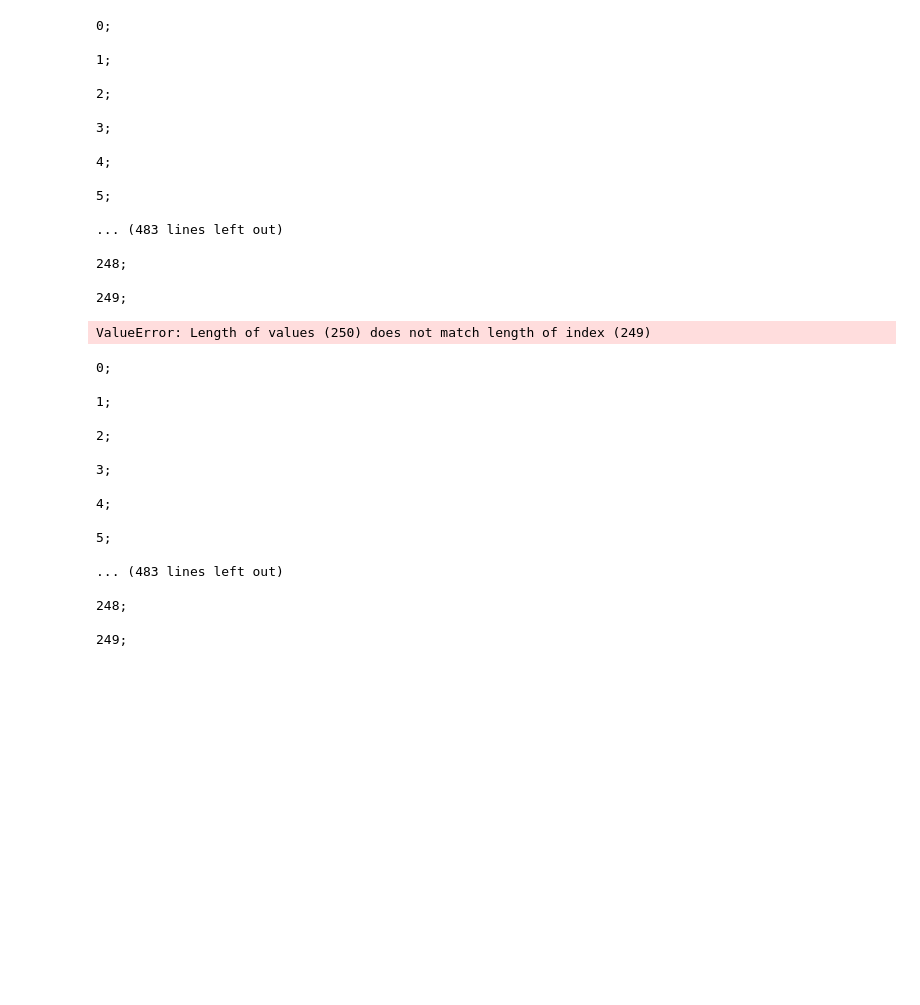
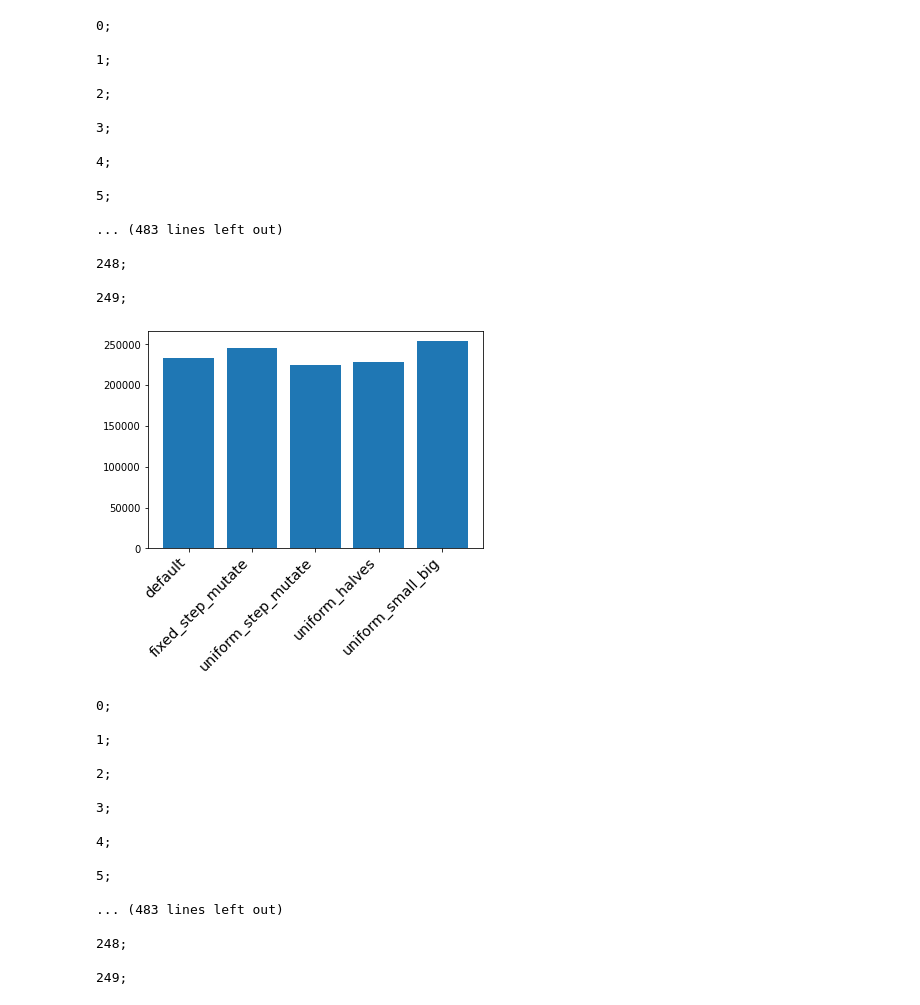
Before and after one commit to janderson3435/ITFT-Coursework-Assessment, a Jupyter notebook: PRSH_experiments.ipynb, the cells around one changed output. Cells and saved outputs as stored; diff of their text form; code cells hidden in the pictures; blank space fills up the shorter version.

```diff
--- a/PRSH_experiments.ipynb
+++ b/PRSH_experiments.ipynb
@@ -841,29 +841,31 @@ for func in mutate_funcs:
 249;
 # %%
 ## Visualising
+trials_per_mutate = 50
+csv1 = 'mutate_balanced_m2.csv'
 
-csv1 = 'mutate_balanced_m2.csv'
 
 trades_df = pd.read_csv(dir + csv1)
 
 # Just PRSH performance
+
 PRSH_df = trades_df.iloc[:,8:10]
 PRSH_df = PRSH_df.assign(mutate = np.repeat(['default', 'fixed_step_mutate', 'uniform_step_mutate', 'uniform_halves', 'uniform_small_big'], trials_per_mutate))
 groups = PRSH_df.groupby(pd.Grouper(key='mutate')).sum()
 
 for key in groups:
     plt.bar(groups.get(key).index.to_numpy(), groups.get(key).values)
 
 plt.xticks(
     rotation=45,
     horizontalalignment='right',
     fontweight='light',
     fontsize='x-large'
 )
 
 plt.show()
 # %% [output]
-ValueError: Length of values (250) does not match length of index (249)
+[figure, added]
 # %%
 # Different market
 # ms14
```
Also changed, not shown: parts of 6 cells of this notebook, 16 other files.
